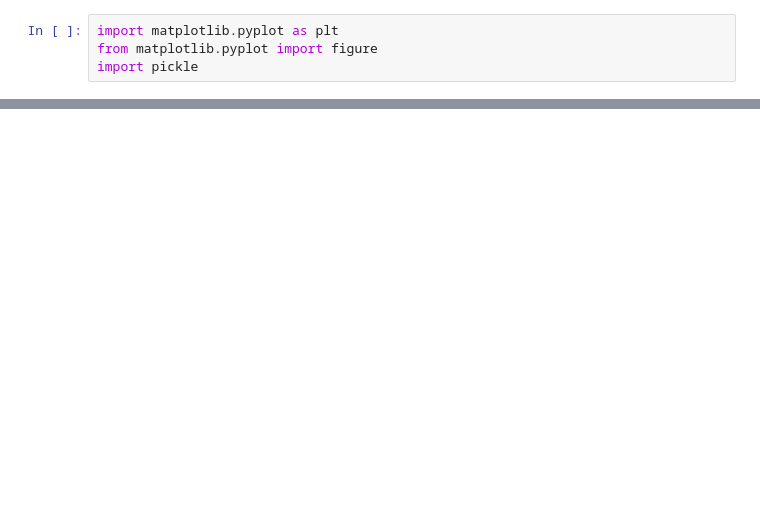
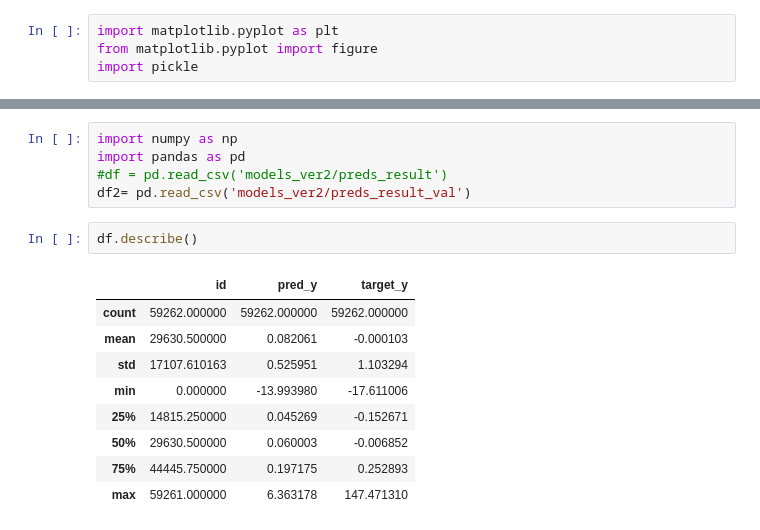
Before and after one commit to tinginde/Kgc-attribute-value-prediction-with-constraints, a Jupyter notebook: Drawing_lr.ipynb, the cells around one changed output, grey strips where cells are left out. Cells and saved outputs as stored; diff of their text form; blank space fills up the shorter version.

```diff
--- a/Drawing_lr.ipynb
+++ b/Drawing_lr.ipynb
@@ -55,0 +31,17 @@ plot_learning_curve(loss_record, title='xx')
+# %%
+import numpy as np
+import pandas as pd
+#df = pd.read_csv('models_ver2/preds_result')
+df2= pd.read_csv('models_ver2/preds_result_val')
+# %%
+df.describe()
+# %% [output]
+|  | id | pred_y | target_y |
+| count | 59262.000000 | 59262.000000 | 59262.000000 |
+| mean | 29630.500000 | 0.082061 | -0.000103 |
+| std | 17107.610163 | 0.525951 | 1.103294 |
+| min | 0.000000 | -13.993980 | -17.611006 |
+| 25% | 14815.250000 | 0.045269 | -0.152671 |
+| 50% | 29630.500000 | 0.060003 | -0.006852 |
+| 75% | 44445.750000 | 0.197175 | 0.252893 |
+| max | 59261.000000 | 6.363178 | 147.471310 |
```
Also changed, not shown: parts of 6 cells of this notebook, 9 other files.
